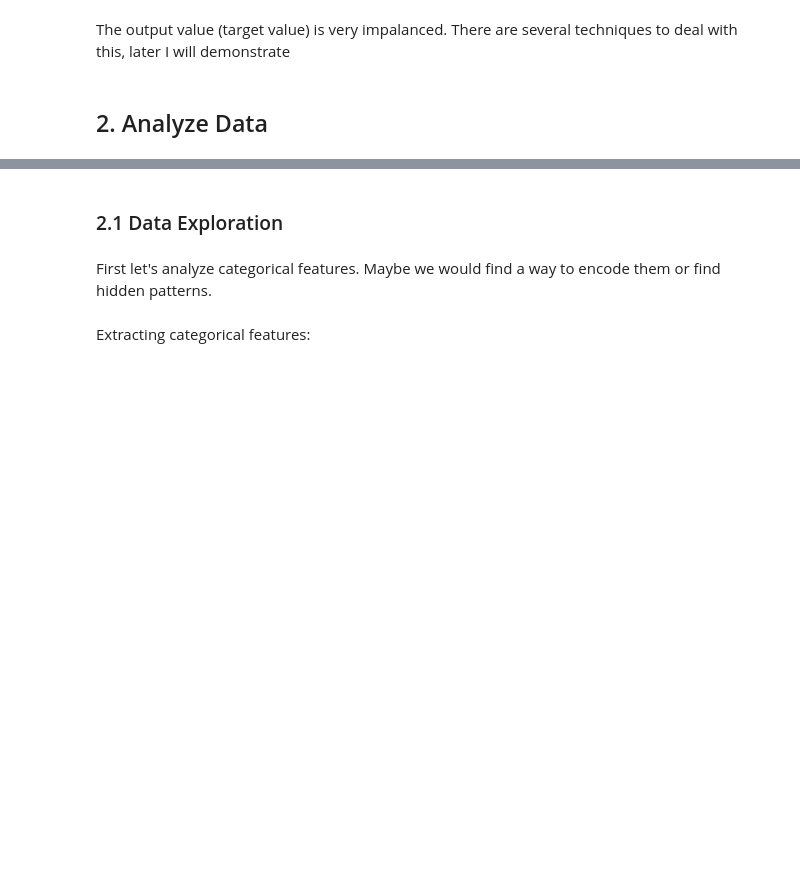
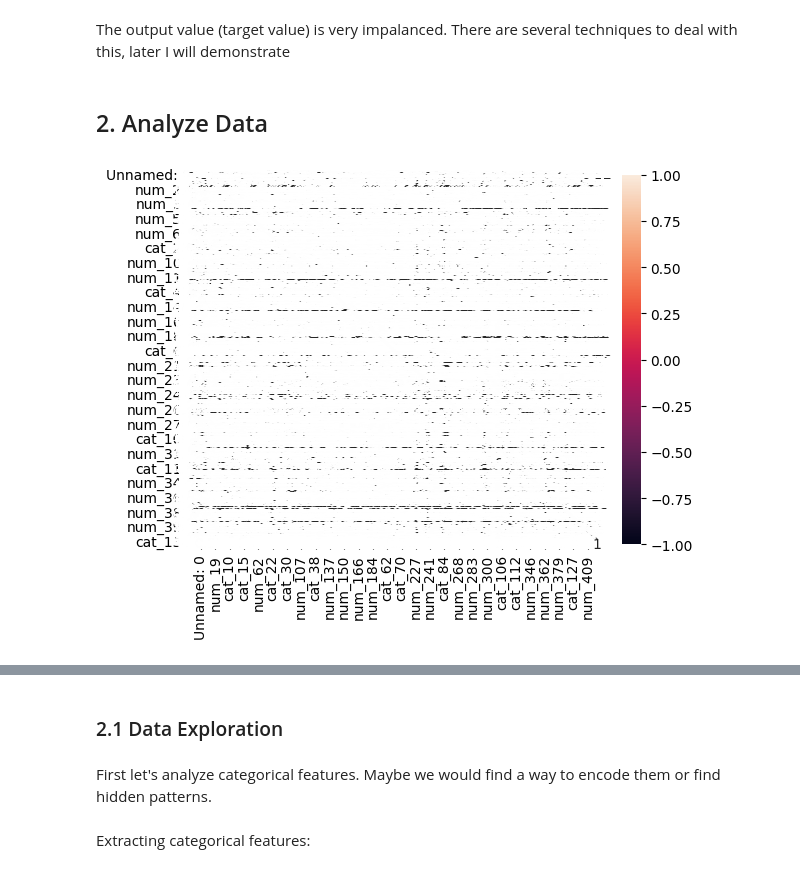
Before and after one commit to TimofiyJ/DS_PB, a Jupyter notebook: main.ipynb, the cells around one changed output, grey strips where cells are left out. Cells and saved outputs as stored; diff of their text form; code cells hidden in the pictures; blank space fills up the shorter version.

Commit message:
feat: add correlation matrix

```diff
--- a/main.ipynb
+++ b/main.ipynb
@@ -111,3 +115,9 @@ for value in labels.unique():
 The output value (target value) is very impalanced. There are several techniques to deal with this, later I will demonstrate
 # %% [markdown]
 ## 2. Analyze Data
+# %%
+corr_matrix = df.corr()
+sn.heatmap(corr_matrix, annot=True)
+plt.show()
+# %% [output]
+[figure, added]
```
Also changed, not shown: parts of 7 cells of this notebook.
